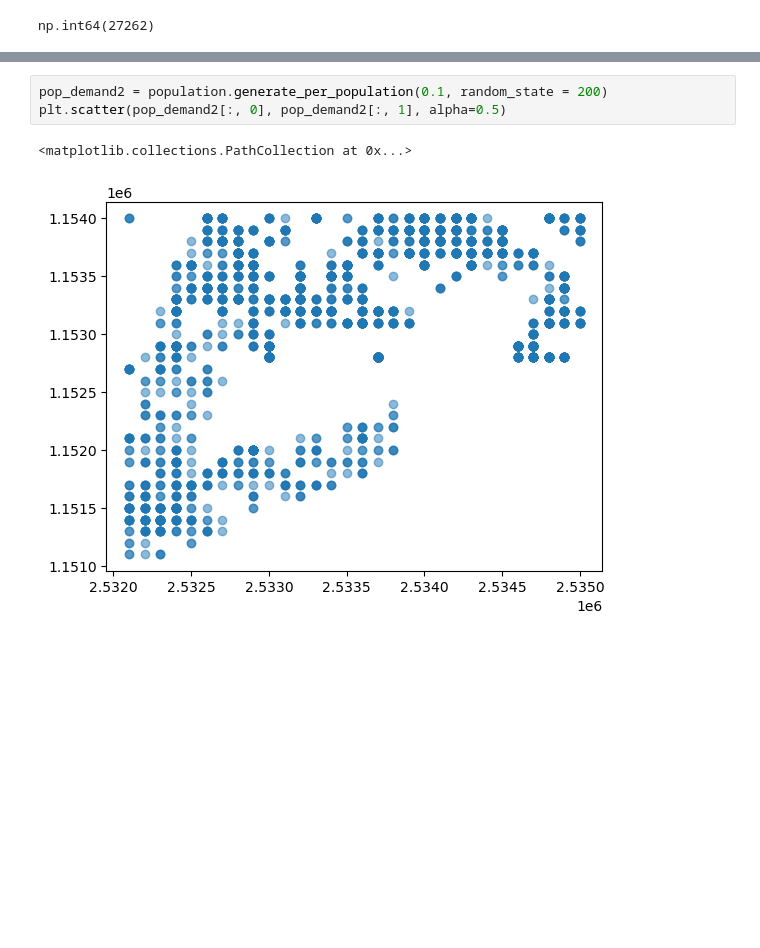
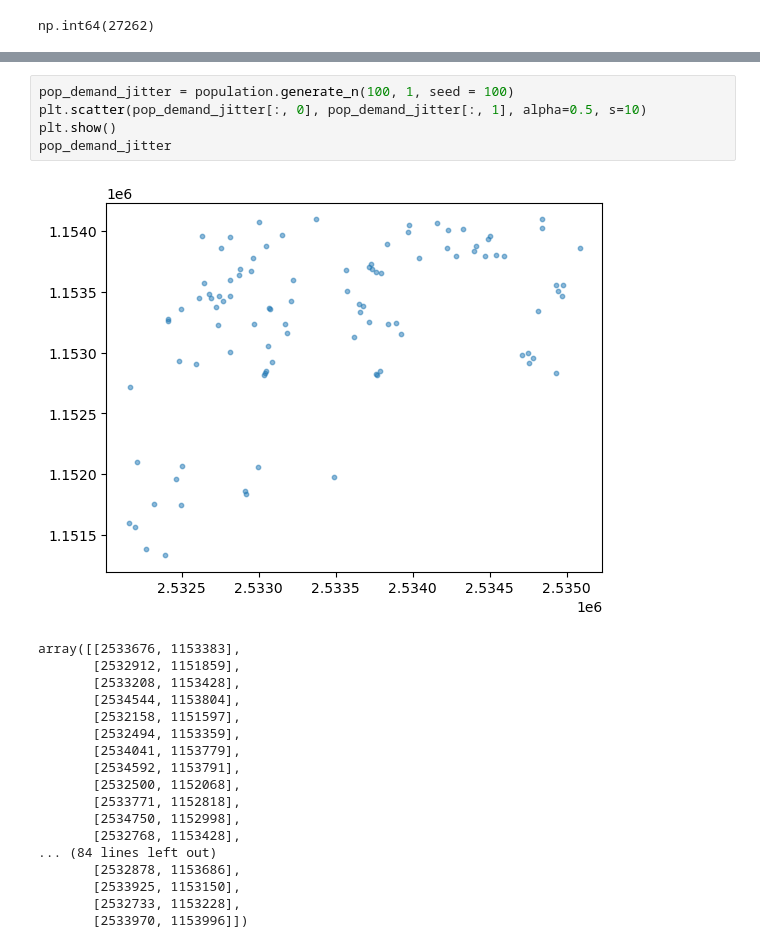
Before and after one commit to merlebleue/DRONES-AND-BUS, a Jupyter notebook: test.ipynb, the cells around one changed output, grey strips where cells are left out. Drawn from its saved outputs; the diff is of its cells as text; blank space fills up the shorter version.

```diff
--- a/test.ipynb
+++ b/test.ipynb
@@ -79,6 +94,24 @@ plt.scatter(pop_demand2[:, 0], pop_demand2[:, 1], alpha=0.5)
 # %%
-pop_demand2 = population.generate_per_population(0.1, random_state = 200)
-plt.scatter(pop_demand2[:, 0], pop_demand2[:, 1], alpha=0.5)
+pop_demand_jitter = population.generate_n(100, 1, seed = 100)
+plt.scatter(pop_demand_jitter[:, 0], pop_demand_jitter[:, 1], alpha=0.5, s=10)
+plt.show()
+pop_demand_jitter
 # %% [output]
+[figure, new version]
-<matplotlib.collections.PathCollection at 0x...>
+array([[2533676, 1153383],
+       [2532912, 1151859],
+       [2533208, 1153428],
+       [2534544, 1153804],
+       [2532158, 1151597],
+       [2532494, 1153359],
+       [2534041, 1153779],
+       [2534592, 1153791],
+       [2532500, 1152068],
+       [2533771, 1152818],
+       [2534750, 1152998],
+       [2532768, 1153428],
+... (84 lines left out)
+       [2532878, 1153686],
+       [2533925, 1153150],
+       [2532733, 1153228],
+       [2533970, 1153996]])
-[figure, old version]
```
Also changed, not shown: parts of 11 cells of this notebook, 2 other files.
